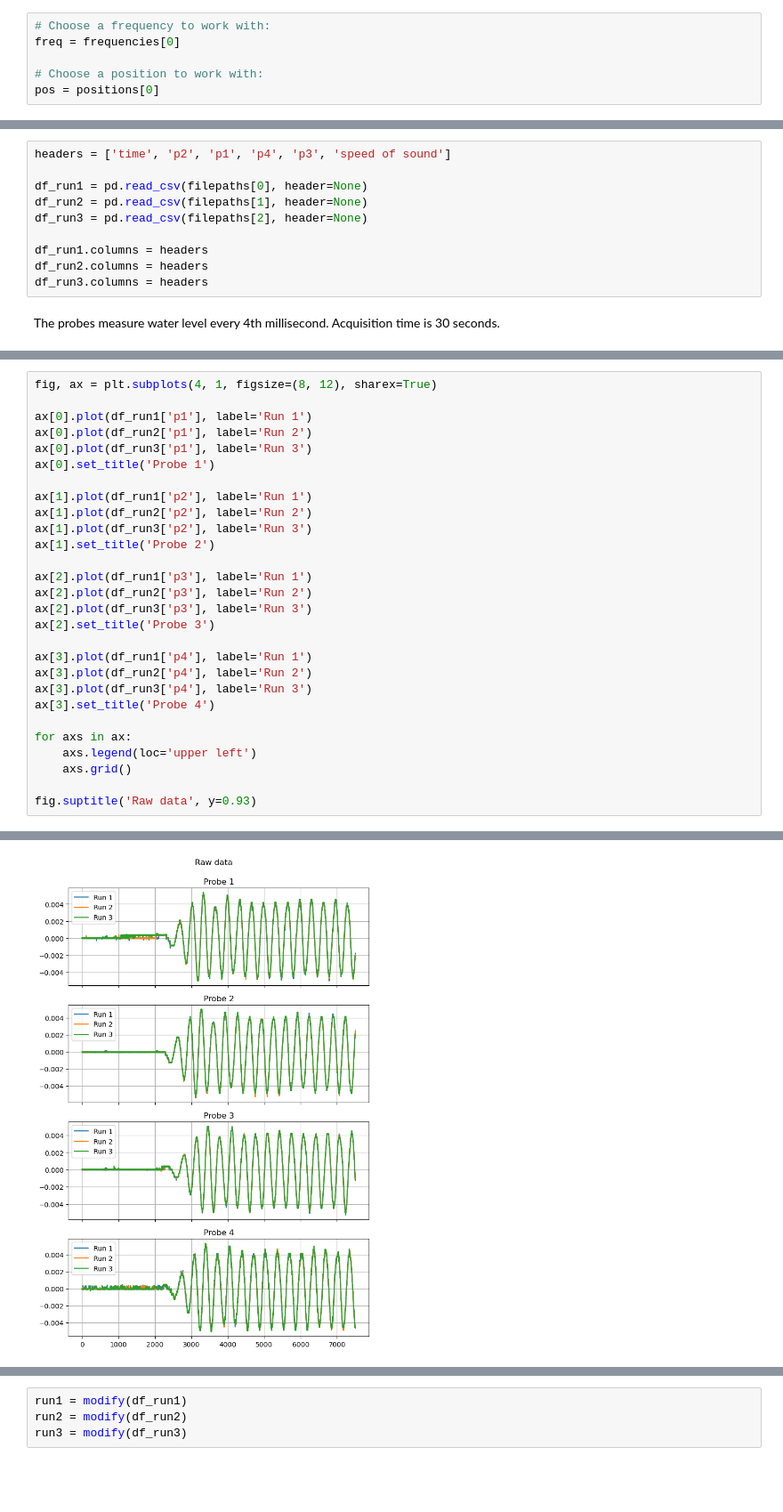
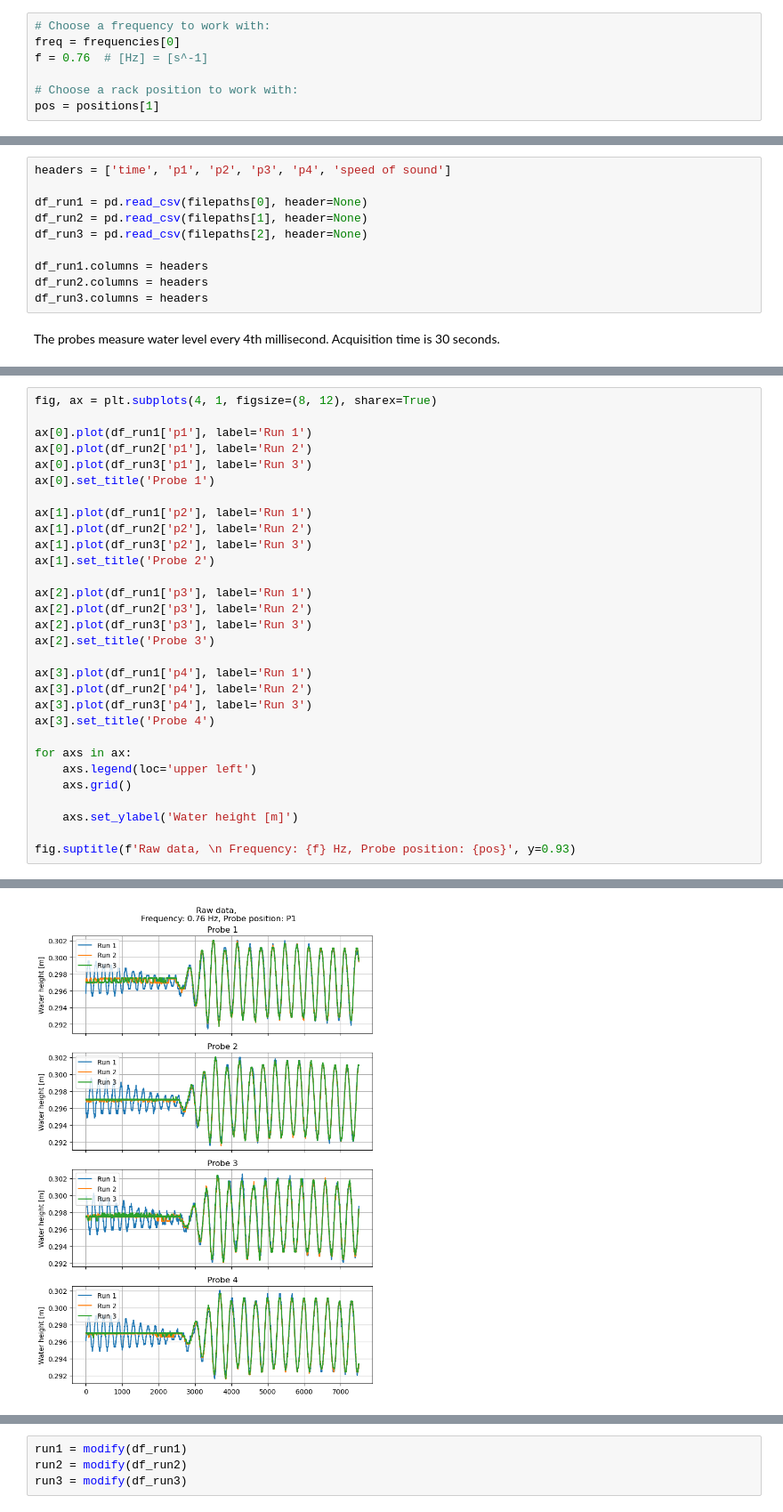
Before and after one commit to kjes4pres/Master_code, a Jupyter notebook: Maximes_results.ipynb, the cells around one changed output, grey strips where cells are left out. Shown at 89% size. Saved outputs shown, nothing was run; the diff lists cells and outputs as text; blank space fills up the shorter version.

```diff
--- a/Maximes_results.ipynb
+++ b/Maximes_results.ipynb
@@ -56,9 +66,10 @@ if water_height == water_height_folders[5]:
 # %%
 # Choose a frequency to work with:
 freq = frequencies[0]
+f = 0.76  # [Hz] = [s^-1]
 
-# Choose a position to work with:
-pos = positions[0]
+# Choose a rack position to work with:
+pos = positions[1]
 # %%
 filepaths = []
 for run in runs:
@@ -73,5 +84,5 @@ filepaths
 # %%
-headers = ['time', 'p2', 'p1', 'p4', 'p3', 'speed of sound']
+headers = ['time', 'p1', 'p2', 'p3', 'p4', 'speed of sound']
 
 df_run1 = pd.read_csv(filepaths[0], header=None)
 df_run2 = pd.read_csv(filepaths[1], header=None)
@@ -115,5 +126,7 @@ for axs in ax:
     axs.legend(loc='upper left')
     axs.grid()
 
-fig.suptitle('Raw data', y=0.93)
+    axs.set_ylabel('Water height [m]')
+
+fig.suptitle(f'Raw data, \n Frequency: {f} Hz, Probe position: {pos}', y=0.93)
 # %% [output]
@@ -121,4 +134,4 @@ Text(0.5, 0.93, 'Raw data')
-[figure, old version]
+[figure, new version]
 # %%
 def modify(df):
     '''
```
Also changed, not shown: parts of 32 cells of this notebook.
